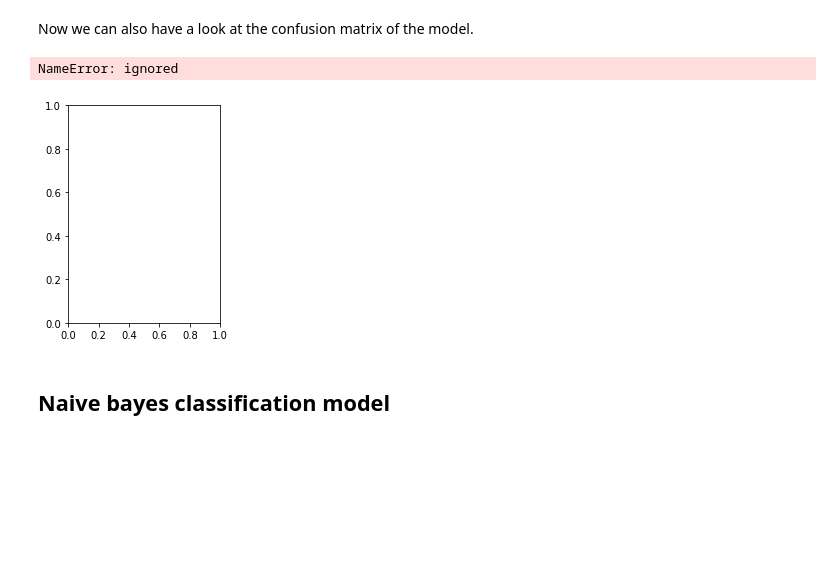
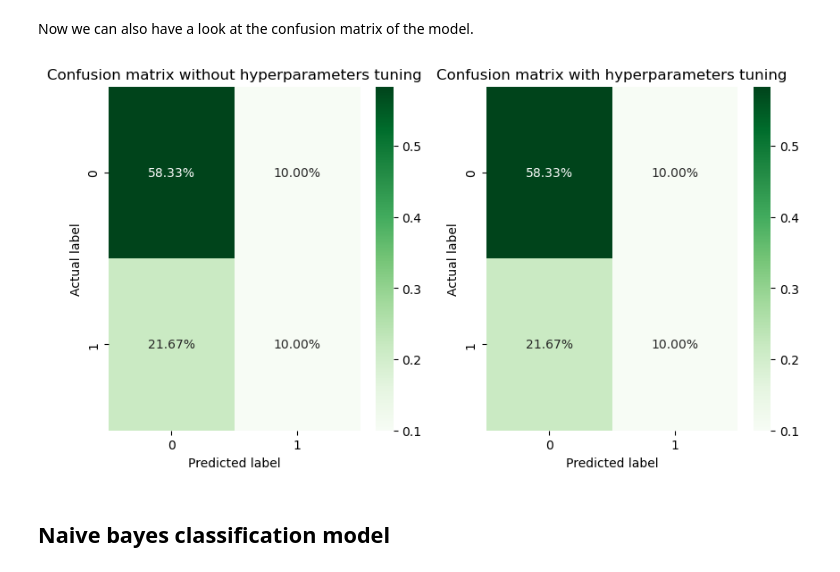
Before and after one commit to Bulgy404/VSE, a Jupyter notebook: VSE_Heart_Failure_Prediction.ipynb, the cells around one changed output. Cells and saved outputs as stored; diff of their text form; code cells hidden in the pictures; blank space fills up the shorter version.

Commit message:
confusion matrix changes but can not find the err

```diff
--- a/VSE_Heart_Failure_Prediction.ipynb
+++ b/VSE_Heart_Failure_Prediction.ipynb
@@ -507,27 +521,28 @@ Now we can also have a look at the confusion matrix of the model.
 # %%
 from sklearn.metrics import confusion_matrix
 
 # Create the confusion matrices
 cf_matrix = confusion_matrix(y_test, y_pred)
 cf_matrix_hyp = confusion_matrix(y_test, y_pred_hyp)
 
+class_labels = np.unique(y_test)
+
 # Plot the confusion matrices
-plt.subplot(1, 2, 1)
-sns.heatmap(cf_matrix/np.sum(cf_matrix), annot=True, fmt='.2%', cmap='Greens', xticklabels=class_labels, yticklabels=class_labels)
-plt.title('Confusion matrix without hyperparameters tuning')
-plt.xlabel('Predicted label')
-plt.ylabel('Actual label')
+fig, axs = plt.subplots(1, 2, figsize=(10, 5))
 
-plt.subplot(1, 2, 2)
-sns.heatmap(cf_matrix_hyp/np.sum(cf_matrix_hyp), annot=True, fmt='.2%', cmap='Greens', xticklabels=class_labels, yticklabels=class_labels)
-plt.title('Confusion matrix with hyperparameters tuning')
-plt.xlabel('Predicted label')
-plt.ylabel('Actual label')
+sns.heatmap(cf_matrix/np.sum(cf_matrix), annot=True, fmt='.2%', cmap='Greens', xticklabels=class_labels, yticklabels=class_labels, ax=axs[0])
+axs[0].set_title('Confusion matrix without hyperparameters tuning')
+axs[0].set_xlabel('Predicted label')
+axs[0].set_ylabel('Actual label')
+
+sns.heatmap(cf_matrix_hyp/np.sum(cf_matrix_hyp), annot=True, fmt='.2%', cmap='Greens', xticklabels=class_labels, yticklabels=class_labels, ax=axs[1])
+axs[1].set_title('Confusion matrix with hyperparameters tuning')
+axs[1].set_xlabel('Predicted label')
+axs[1].set_ylabel('Actual label')
 
 plt.show()
 # %% [output]
-NameError: ignored
-[figure, old version]
+[figure, new version]
 # %% [markdown]
 ## Naive bayes classification model
 # %% [markdown]
```
Also changed, not shown: parts of 7 cells of this notebook.
